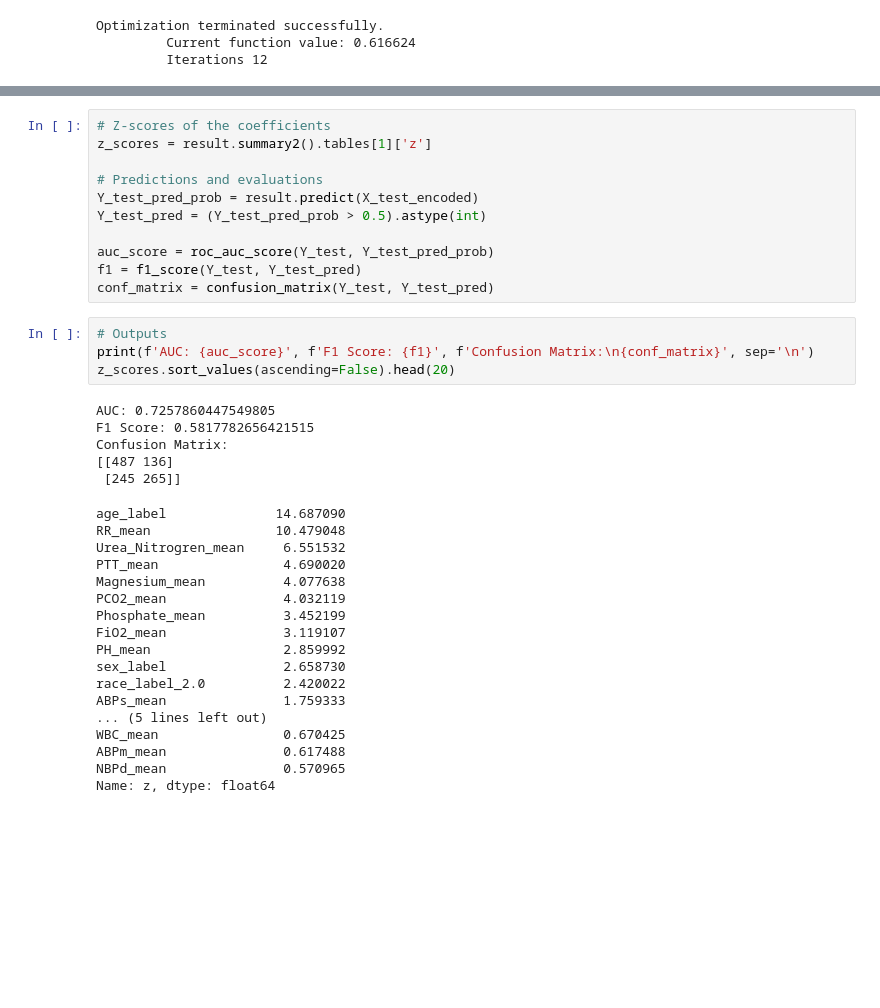
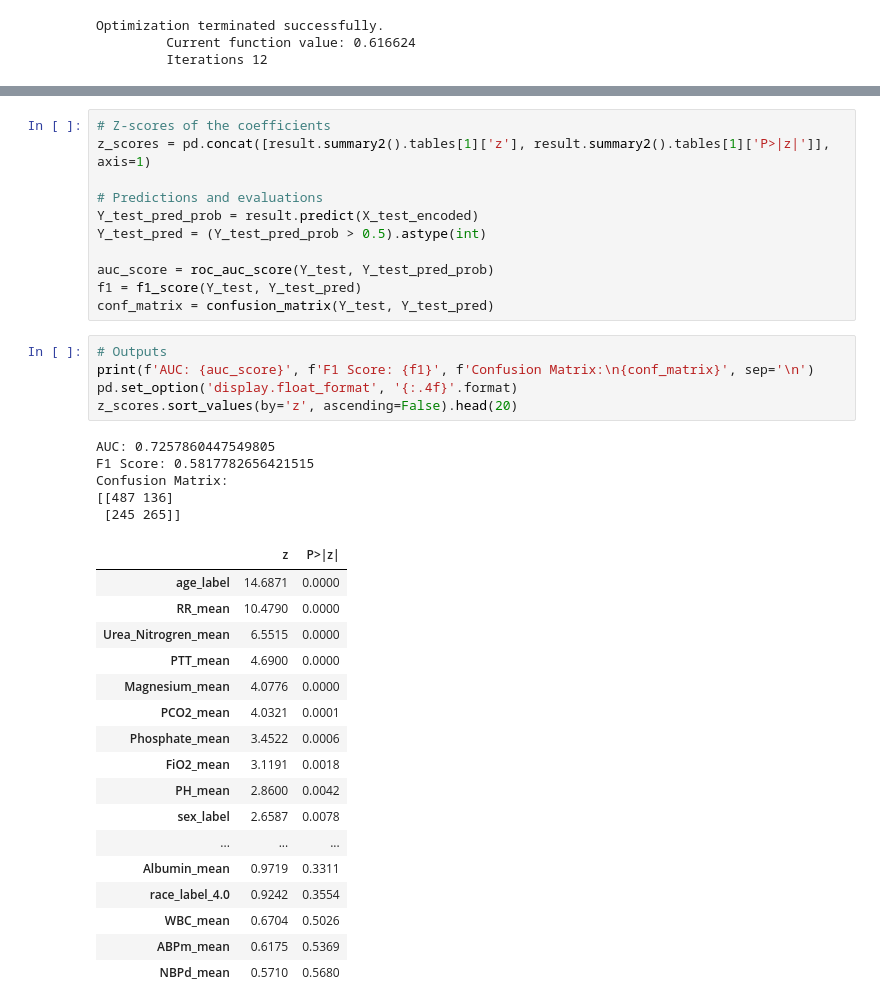
Before and after one commit to singlaayush/barttender, a Jupyter notebook: mimic-hgm.ipynb, the cells around one changed output, grey strips where cells are left out. Saved outputs shown, nothing was run; the diff lists cells and outputs as text; blank space fills up the shorter version.

```diff
--- a/mimic-hgm.ipynb
+++ b/mimic-hgm.ipynb
@@ -229,7 +226,7 @@ result.summary2()
 | race_label_4.0 | 0.0652 | 0.0706 | 0.9242 | 0.3554 | -0.0731 | 0.2036 |
 # %%
 # Z-scores of the coefficients
-z_scores = result.summary2().tables[1]['z']
+z_scores = pd.concat([result.summary2().tables[1]['z'], result.summary2().tables[1]['P>|z|']], axis=1)
 
 # Predictions and evaluations
 Y_test_pred_prob = result.predict(X_test_encoded)
@@ -241,27 +238,28 @@ conf_matrix = confusion_matrix(Y_test, Y_test_pred)
 # %%
 # Outputs
 print(f'AUC: {auc_score}', f'F1 Score: {f1}', f'Confusion Matrix:\n{conf_matrix}', sep='\n')
-z_scores.sort_values(ascending=False).head(20)
+pd.set_option('display.float_format', '{:.4f}'.format)
+z_scores.sort_values(by='z', ascending=False).head(20)
 # %% [output]
 AUC: 0.7257860447549805
 F1 Score: 0.5817782656421515
 Confusion Matrix:
 [[487 136]
  [245 265]]
-age_label              14.687090
-RR_mean                10.479048
-Urea_Nitrogren_mean     6.551532
-PTT_mean                4.690020
-Magnesium_mean          4.077638
-PCO2_mean               4.032119
-Phosphate_mean          3.452199
-FiO2_mean               3.119107
-PH_mean                 2.859992
-sex_label               2.658730
-race_label_2.0          2.420022
-ABPs_mean               1.759333
-... (5 lines left out)
-WBC_mean                0.670425
-ABPm_mean               0.617488
-NBPd_mean               0.570965
-Name: z, dtype: float64
+|  | z | P>|z| |
+| age_label | 14.6871 | 0.0000 |
+| RR_mean | 10.4790 | 0.0000 |
+| Urea_Nitrogren_mean | 6.5515 | 0.0000 |
+| PTT_mean | 4.6900 | 0.0000 |
+| Magnesium_mean | 4.0776 | 0.0000 |
+| PCO2_mean | 4.0321 | 0.0001 |
+| Phosphate_mean | 3.4522 | 0.0006 |
+| FiO2_mean | 3.1191 | 0.0018 |
+| PH_mean | 2.8600 | 0.0042 |
+| sex_label | 2.6587 | 0.0078 |
+| ... | ... | ... |
+| Albumin_mean | 0.9719 | 0.3311 |
+| race_label_4.0 | 0.9242 | 0.3554 |
+| WBC_mean | 0.6704 | 0.5026 |
+| ABPm_mean | 0.6175 | 0.5369 |
+| NBPd_mean | 0.5710 | 0.5680 |
```
Also changed, not shown: parts of 4 cells of this notebook, 1 other file.
